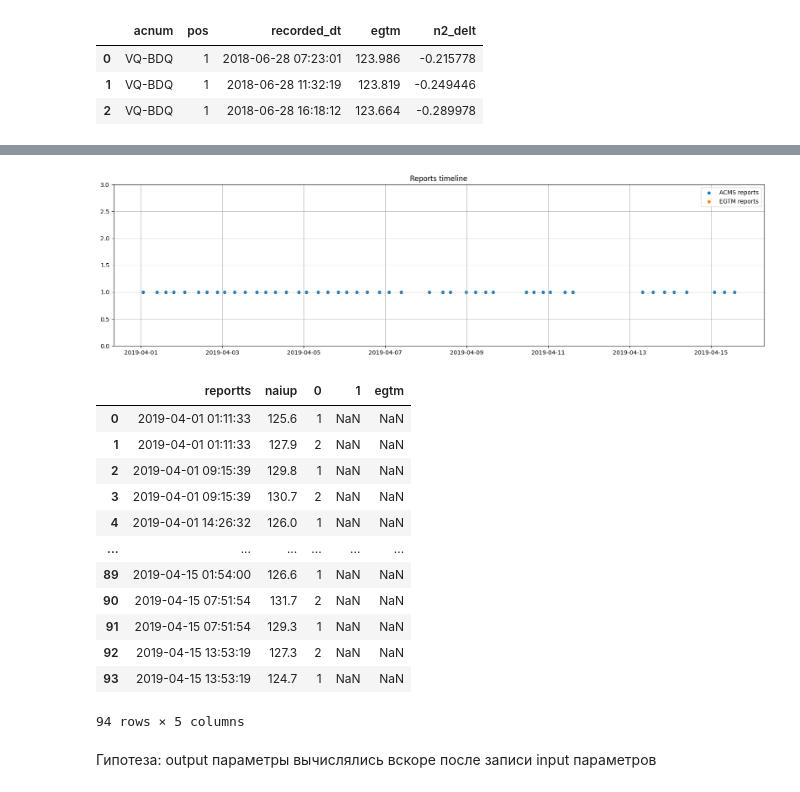
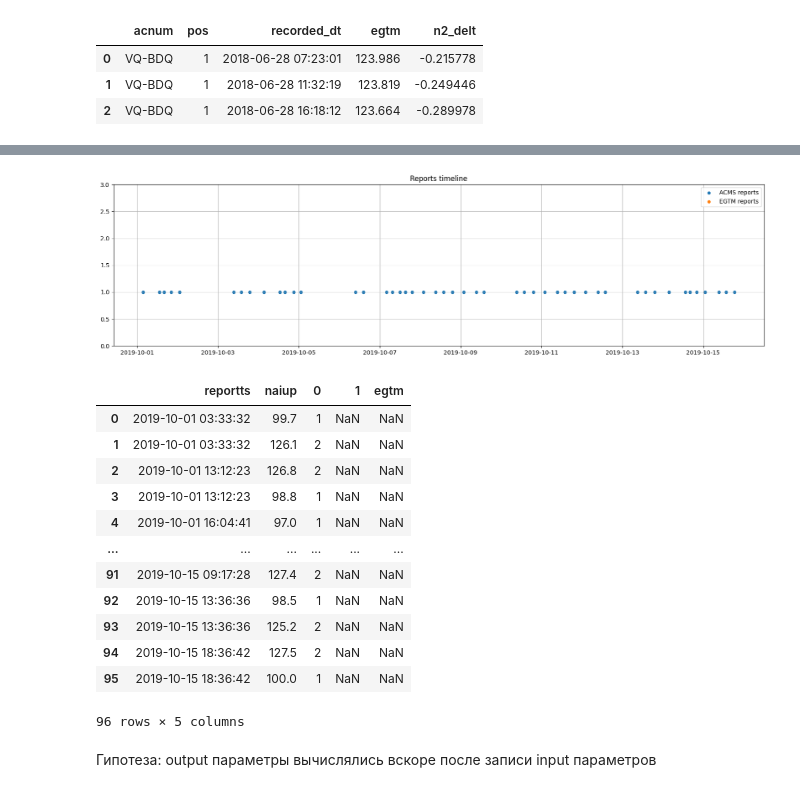
Before and after one commit to skeptlk/ecm, a Jupyter notebook: merge_output_one_to_one.ipynb, the cells around one changed output, grey strips where cells are left out. Saved outputs shown, nothing was run; the diff lists cells and outputs as text; code cells hidden in the pictures.

```diff
--- a/merge_output_one_to_one.ipynb
+++ b/merge_output_one_to_one.ipynb
@@ -4,12 +4,12 @@ In this file I attempt to find respecting record in ACMS (input) dataset for eac
 import matplotlib.pyplot as plt
 import pandas as pd
 # %%
-acms = pd.read_csv('./a320_a321_neo_full_acms_parameters_202311140748.csv', parse_dates=['reportts']) \
+acms = pd.read_csv('./data/neo_takeoff_202403250023.csv', parse_dates=['reportts'], low_memory=False) \
     .drop(columns=[
         'processedts',
     ])
 
-acnum = 'VQ-BGU'
+acnum = 'VQ-BDU'
 # takeoff_reportname = 'A320 ENGINE TAKE OFF REPORT'
 takeoff_reportname = 'A321 ENGINE TAKE OFF REPORT'
 
@@ -37,5 +37,5 @@ acms
 # %%
-egtm_raw = pd.read_csv('./EGTM.csv', parse_dates=['RECORDED_DT']) \
+egtm_raw = pd.read_csv('./data/EGTM.csv', parse_dates=['RECORDED_DT']) \
     .drop(columns=['ESN']) \
     .rename(columns={
         'AIRCRAFT': 'acnum',
@@ -62,5 +58,5 @@ egtm.head(4)
 # %%
-n1_raw = pd.read_csv('./Data N1_true.csv', parse_dates=['RECORDED_DT']) \
+n1_raw = pd.read_csv('./data/Data N1.csv', parse_dates=['RECORDED_DT']) \
     .drop(columns=['ESN']) \
     .rename(columns={
         'AIRCRAFT': 'acnum',
@@ -78,7 +74,7 @@ n1_raw.head(3)
 | 1 | VQ-BDQ | 1 | 2018-06-28 11:32:19 | 123.819 | -0.049995 |
 | 2 | VQ-BDQ | 1 | 2018-06-28 16:18:12 | 123.664 | -0.020004 |
 # %%
-n2_raw = pd.read_csv('./Data N2_true.csv', parse_dates=['RECORDED_DT']) \
+n2_raw = pd.read_csv('./data/Data N2.csv', parse_dates=['RECORDED_DT']) \
     .drop(columns=['ESN', 'ACC Valve Tprq mtr curr']) \
     .rename(columns={
         'AIRCRAFT': 'acnum',
@@ -133,34 +105,34 @@ egtm
 # %%
 acms_filtered = acms[
     (pd.to_datetime(acms.index).year == 2019) &
-    (pd.to_datetime(acms.index).month == 4) &
+    (pd.to_datetime(acms.index).month == 10) &
     (pd.to_datetime(acms.index).day <= 15)
     # (pd.to_datetime(acms.index).day <= 21)
 ]
 
 acms_line = acms_filtered.index
 
 egtm_filtered = egtm[
     (pd.to_datetime(egtm.index).year == 2019) &
     (pd.to_datetime(egtm.index).month == 4) &
     (pd.to_datetime(egtm.index).day <= 15)
     # (pd.to_datetime(egtm.index).day <= 21)
 ]
 
 egtm_line = egtm_filtered.index
 
 fig, ax = plt.subplots(figsize=(20, 5))
 
 ax.scatter(acms_line, y=acms_line.map(lambda _ : 1), s=20)
 ax.scatter(egtm_line, y=egtm_line.map(lambda _: 2), s=20)
 ax.legend(["ACMS reports", "EGTM reports"])
 ax.set_ylim([0, 3])
 ax.set_title("Reports timeline")
 ax.grid(which='minor', alpha=1)
 ax.grid(which='major', alpha=1)
 plt.show()
 # %% [output]
-[figure, old version]
+[figure, new version]
 # %%
 pd.concat([
     pd.Series(acms_line),
@@ -171,18 +143,18 @@ pd.concat([
 ], axis=1)
 # %% [output]
 |  | reportts | naiup | 0 | 1 | egtm |
-| 0 | 2019-04-01 01:11:33 | 125.6 | 1 | NaN | NaN |
-| 1 | 2019-04-01 01:11:33 | 127.9 | 2 | NaN | NaN |
-| 2 | 2019-04-01 09:15:39 | 129.8 | 1 | NaN | NaN |
-| 3 | 2019-04-01 09:15:39 | 130.7 | 2 | NaN | NaN |
-| 4 | 2019-04-01 14:26:32 | 126.0 | 1 | NaN | NaN |
+| 0 | 2019-10-01 03:33:32 | 99.7 | 1 | NaN | NaN |
+| 1 | 2019-10-01 03:33:32 | 126.1 | 2 | NaN | NaN |
+| 2 | 2019-10-01 13:12:23 | 126.8 | 2 | NaN | NaN |
+| 3 | 2019-10-01 13:12:23 | 98.8 | 1 | NaN | NaN |
+| 4 | 2019-10-01 16:04:41 | 97.0 | 1 | NaN | NaN |
 | ... | ... | ... | ... | ... | ... |
-| 89 | 2019-04-15 01:54:00 | 126.6 | 1 | NaN | NaN |
-| 90 | 2019-04-15 07:51:54 | 131.7 | 2 | NaN | NaN |
-| 91 | 2019-04-15 07:51:54 | 129.3 | 1 | NaN | NaN |
-| 92 | 2019-04-15 13:53:19 | 127.3 | 2 | NaN | NaN |
-| 93 | 2019-04-15 13:53:19 | 124.7 | 1 | NaN | NaN |
+| 91 | 2019-10-15 09:17:28 | 127.4 | 2 | NaN | NaN |
+| 92 | 2019-10-15 13:36:36 | 98.5 | 1 | NaN | NaN |
+| 93 | 2019-10-15 13:36:36 | 125.2 | 2 | NaN | NaN |
+| 94 | 2019-10-15 18:36:42 | 127.5 | 2 | NaN | NaN |
+| 95 | 2019-10-15 18:36:42 | 100.0 | 1 | NaN | NaN |
-94 rows × 5 columns
+96 rows × 5 columns
 # %% [markdown]
 Гипотеза: output параметры вычислялись вскоре после записи input параметров
 # %%
```
Also changed, not shown: parts of 6 cells of this notebook, 3 other files.
